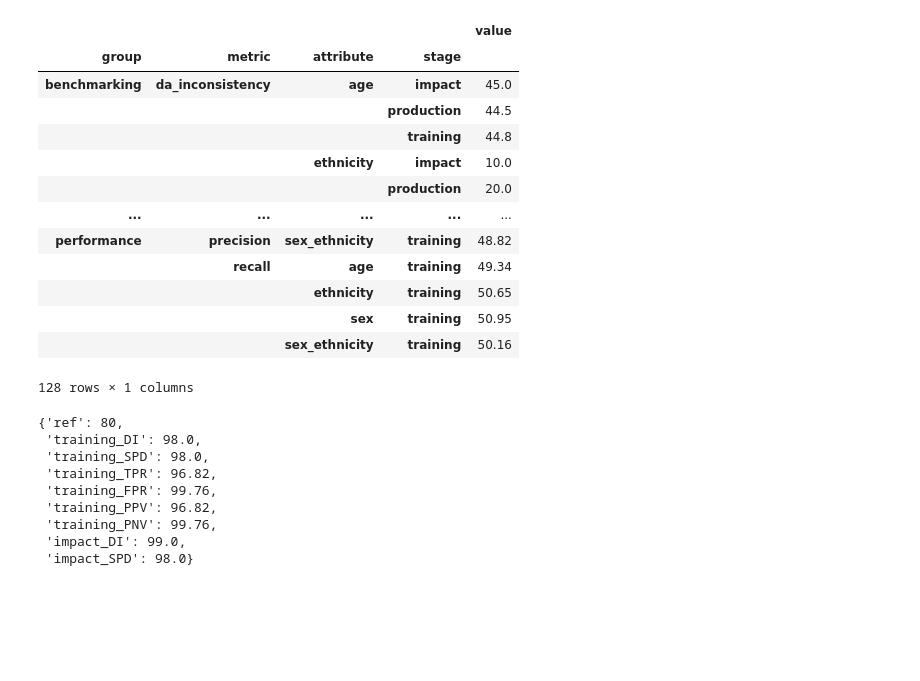
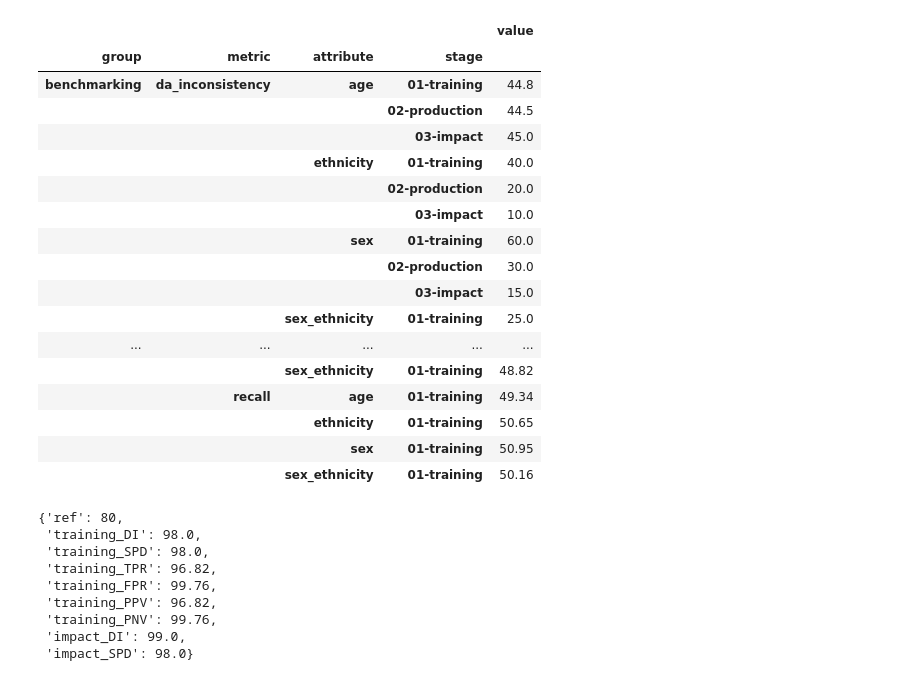
Before and after one commit to eticasai/eticas-audit, a Jupyter notebook: example.ipynb, the cells around one changed output. Cells and saved outputs as stored; diff of their text form; code cells hidden in the pictures; blank space fills up the shorter version.

```diff
--- a/example.ipynb
+++ b/example.ipynb
@@ -69,23 +69,30 @@ audit_result = model.df_results(norm_values=True)
 [INFO] eticas.audit.drift_audit - PROD data loaded '(10000, 16)'
 [INFO] eticas.metrics.tdx_inconsistency - Completed: 'Tdx_inconsistency'
 [INFO] eticas.model.ml_model - Drift audit finished for model: ML Testing Regression
-# %%
-audit_result
-# %% [output]
-|  |  |  |  | value |
-| group | metric | attribute | stage |  |
-| benchmarking | da_inconsistency | age | impact | 45.0 |
-|  |  |  | production | 44.5 |
-|  |  |  | training | 44.8 |
-|  |  | ethnicity | impact | 10.0 |
-|  |  |  | production | 20.0 |
-| ... | ... | ... | ... | ... |
-| performance | precision | sex_ethnicity | training | 48.82 |
-|  | recall | age | training | 49.34 |
-|  |  | ethnicity | training | 50.65 |
-|  |  | sex | training | 50.95 |
-|  |  | sex_ethnicity | training | 50.16 |
-128 rows × 1 columns
+# %%
+import pandas as pd
+pd.set_option('display.max_rows', 500)
+
+audit_result
+# %% [output]
+|  |  |  |  | value |
+| group | metric | attribute | stage |  |
+| benchmarking | da_inconsistency | age | 01-training | 44.8 |
+|  |  |  | 02-production | 44.5 |
+|  |  |  | 03-impact | 45.0 |
+|  |  | ethnicity | 01-training | 40.0 |
+|  |  |  | 02-production | 20.0 |
+|  |  |  | 03-impact | 10.0 |
+|  |  | sex | 01-training | 60.0 |
+|  |  |  | 02-production | 30.0 |
+|  |  |  | 03-impact | 15.0 |
+|  |  | sex_ethnicity | 01-training | 25.0 |
+| ... | ... | ... | ... | ... |
+|  |  | sex_ethnicity | 01-training | 48.82 |
+|  | recall | age | 01-training | 49.34 |
+|  |  | ethnicity | 01-training | 50.65 |
+|  |  | sex | 01-training | 50.95 |
+|  |  | sex_ethnicity | 01-training | 50.16 |
 # %%
 audit_result['age']['fairness']
 # %% [output]
```
Also changed, not shown: parts of 3 cells of this notebook, 12 other files.
